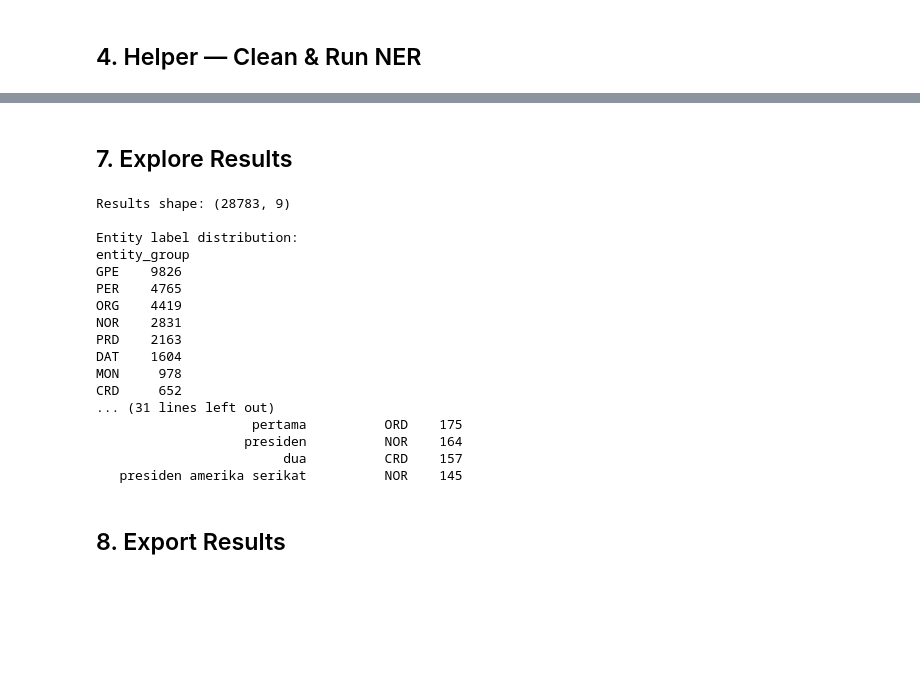
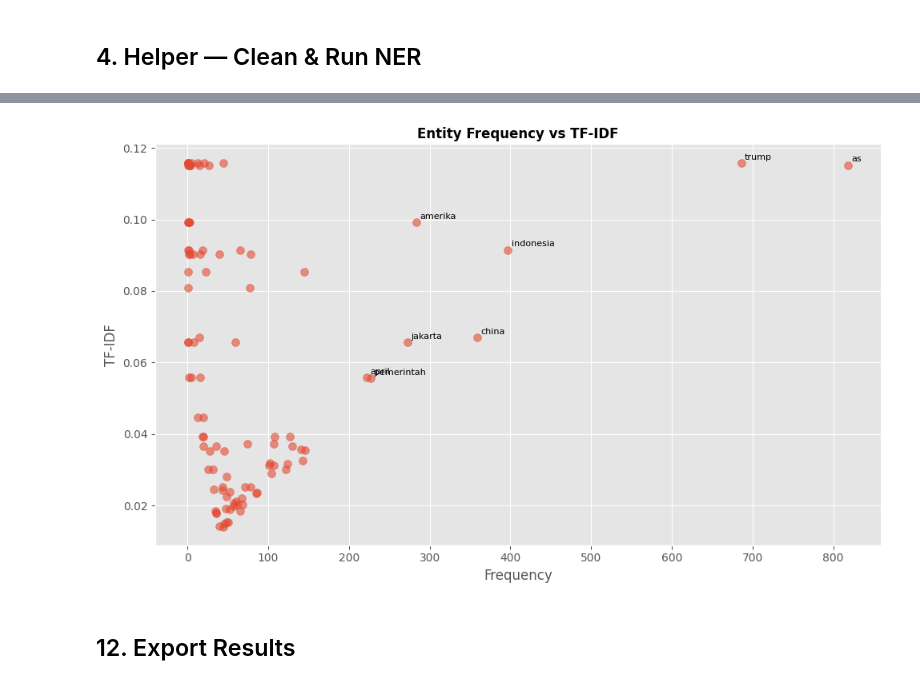
Before and after one commit to chiisana-riryi/kelompok-7-pba, a Jupyter notebook: week5/5-ner/NER.ipynb, the cells around one changed output, grey strips where cells are left out. Saved outputs shown, nothing was run; the diff lists cells and outputs as text; code cells hidden in the pictures; blank space fills up the shorter version.

```diff
--- a/week5/5-ner/NER.ipynb
+++ b/week5/5-ner/NER.ipynb
@@ -212,40 +448,38 @@ if error_indices:
+# %%
+scatter_data = combined_df[combined_df["mean_tfidf"] > 0].head(100)
+
+fig, ax = plt.subplots(figsize=(10, 6))
+
+ax.scatter(
+    scatter_data["frequency"],
+    scatter_data["mean_tfidf"],
+    alpha=0.6,
+    s=50
+)
+
+# Annotate top entities
+for _, row in combined_df.head(10).iterrows():
+    if row["mean_tfidf"] > 0:
+        ax.annotate(
+            row["word"],
+            (row["frequency"], row["mean_tfidf"]),
+            fontsize=8,
+            xytext=(3, 3),
+            textcoords="offset points"
+        )
+
+ax.set_title("Entity Frequency vs TF-IDF", fontsize=12, weight="bold")
+ax.set_xlabel("Frequency")
+ax.set_ylabel("TF-IDF")
+
+# Clean style
+ax.spines["top"].set_visible(False)
+ax.spines["right"].set_visible(False)
+
+plt.tight_layout()
+plt.show()
+# %% [output]
+[figure, added]
 # %% [markdown]
-## 7. Explore Results
+## 12. Export Results
-# %%
-results_df = pd.DataFrame(all_results)
-
-print(f"Results shape: {results_df.shape}")
-print(f"\nEntity label distribution:")
-print(results_df["entity_group"].value_counts())
-
-print(f"\nTop 20 most frequent unique entities (all labels):")
-top_entities = (
-    results_df
-    .groupby(["word", "entity_group"])
-    .size()
-    .reset_index(name="count")
-    .sort_values("count", ascending=False)
-    .head(20)
-)
-print(top_entities.to_string(index=False))
-# %% [output]
-Results shape: (28783, 9)
-
-Entity label distribution:
-entity_group
-GPE    9826
-PER    4765
-ORG    4419
-NOR    2831
-PRD    2163
-DAT    1604
-MON     978
-CRD     652
-... (31 lines left out)
-                    pertama          ORD    175
-                   presiden          NOR    164
-                        dua          CRD    157
-   presiden amerika serikat          NOR    145
-# %% [markdown]
-## 8. Export Results
 # %%
```
Also changed, not shown: parts of 26 cells of this notebook.
